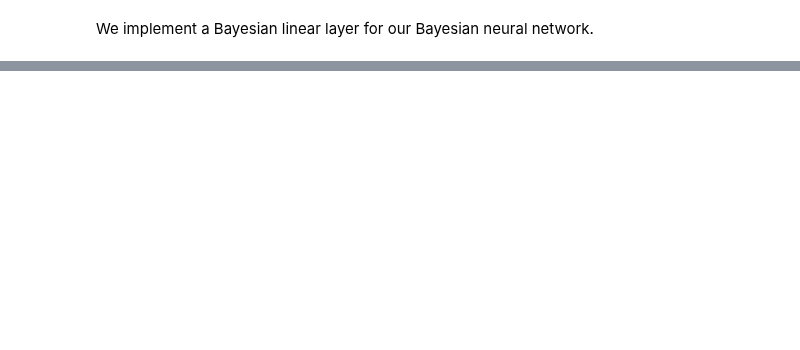
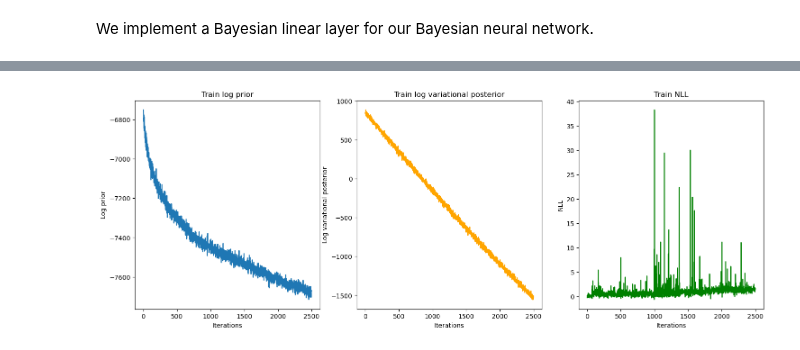
Before and after one commit to Malthe57/MastersThesis, a Jupyter notebook: notebooks/BNNprototype.ipynb, the cells around one changed output, grey strips where cells are left out. Drawn from its saved outputs; the diff is of its cells as text; code cells hidden in the pictures; blank space fills up the shorter version.

```diff
--- a/notebooks/BNNprototype.ipynb
+++ b/notebooks/BNNprototype.ipynb
@@ -362,0 +445,4 @@ RuntimeError: Trying to backward through the graph a second time (or directly ac
+# %%
+plot_log_probs(log_priors, log_variational_posteriors, NLLs)
+# %% [output]
+[figure, added]
```
Also changed, not shown: parts of 16 cells of this notebook.
